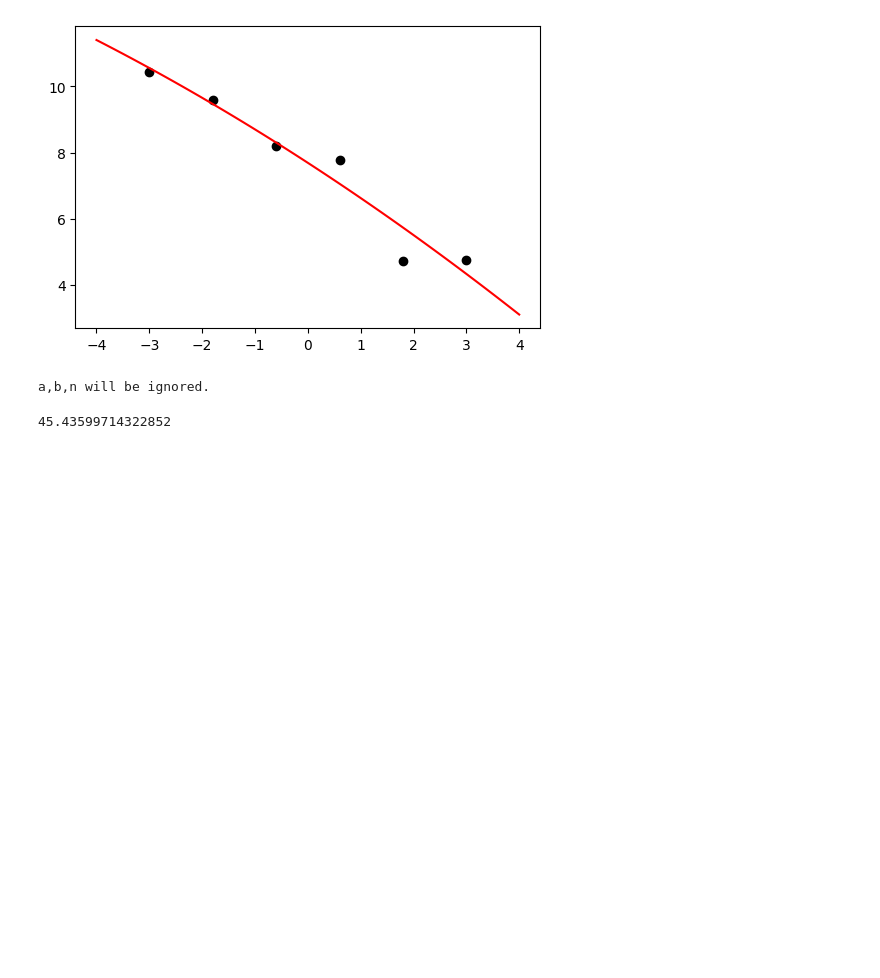
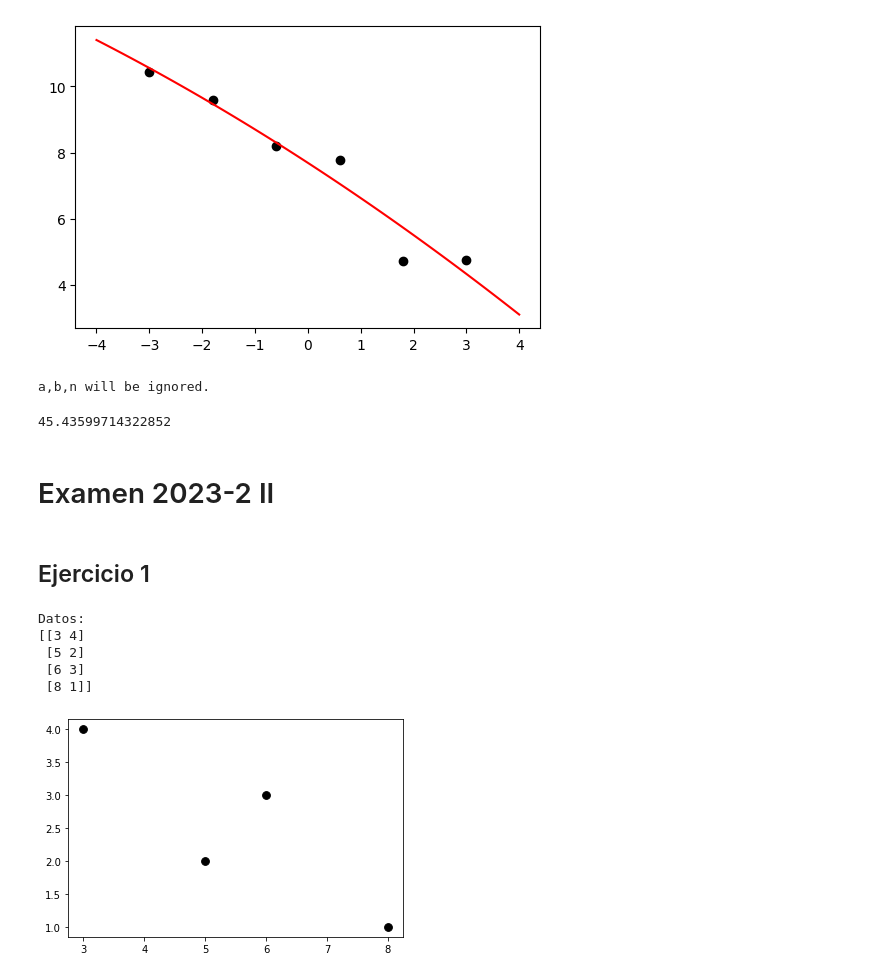
Before and after one commit to gmauricio-toledo/UNISON-teaching, a Jupyter notebook: Examen2.ipynb, the cells around one changed output. Drawn from its saved outputs; the diff is of its cells as text; code cells hidden in the pictures; blank space fills up the shorter version.

Commit message:
examen 2 MN

```diff
--- a/Examen2.ipynb
+++ b/Examen2.ipynb
@@ -91,3 +91,24 @@ trap.fit(0,1,3)
 # %% [output]
 a,b,n will be ignored.
 45.43599714322852
+# %% [markdown]
+# Examen 2023-2 II
+# %% [markdown]
+## Ejercicio 1
+# %%
+import numpy as np
+import matplotlib.pyplot as plt
+
+X = np.array([[3,4],[5,2],[6,3],[8,1]])
+print(f"Datos:\n{X}")
+
+plt.figure()
+plt.scatter(X[:,0],X[:,1],color='black',s=60)
+plt.show()
+# %% [output]
+Datos:
+[[3 4]
+ [5 2]
+ [6 3]
+ [8 1]]
+[figure, added]
```
Also changed, not shown: parts of 6 cells of this notebook, 2 other files.
